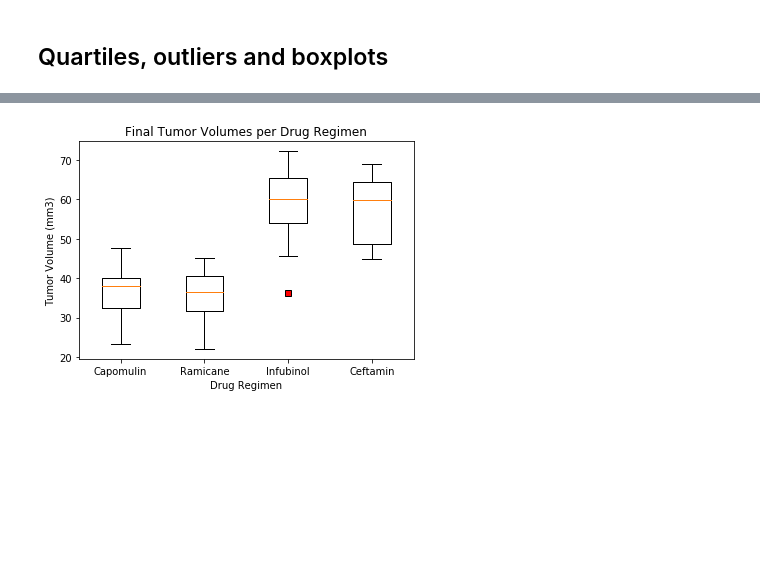
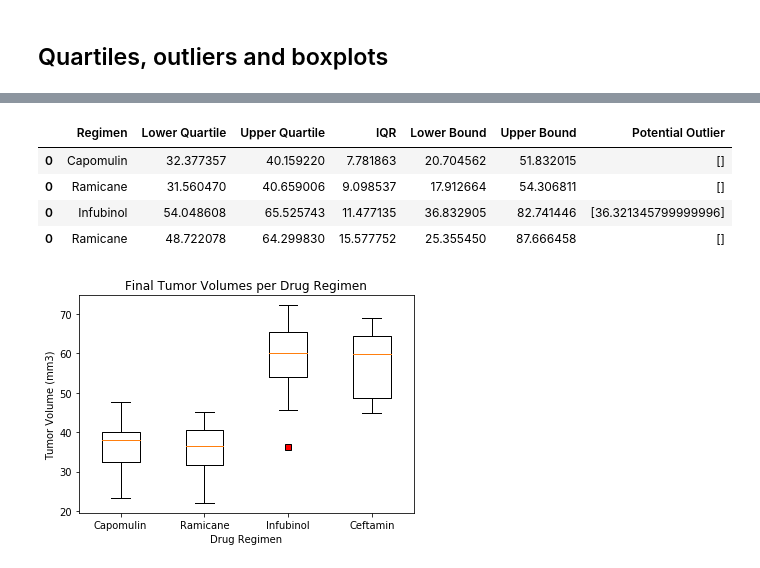
Before and after one commit to aaronrotman/matplotlib-challenge, a Jupyter notebook: main.ipynb, the cells around one changed output, grey strips where cells are left out. Saved outputs shown, nothing was run; the diff lists cells and outputs as text; code cells hidden in the pictures; blank space fills up the shorter version.

Commit message:
Replace printed outputs with dataframe for four treatment outliers and bounds

```diff
--- a/main.ipynb
+++ b/main.ipynb
@@ -275,3 +236,67 @@ ________________________________________________________________________________
+# %%
+#Create a summary data frame for the four treatments
+
+#Create a list of potential outliers for each of the four drug regimens
+capo_outliers = [value for value in capo_volume_final if value < capo_lower_bound or value > capo_upper_bound]
+rami_outliers = [value for value in rami_volume_final if value < rami_lower_bound or value > rami_upper_bound]
+infu_outliers = [value for value in infu_volume_final if value < infu_lower_bound or value > infu_upper_bound]
+ceft_outliers = [value for value in ceft_volume_final if value < ceft_lower_bound or value > ceft_upper_bound]
+
+#Create a summary data frame for the Capomulin regimen
+capo_summary = pd.DataFrame({
+    'Regimen': ['Capomulin'],
+    'Lower Quartile': capo_lowerq,
+    'Upper Quartile': capo_upperq,
+    'IQR': [capo_iqr],
+    'Lower Bound': [capo_lower_bound],
+    'Upper Bound': [capo_upper_bound],
+    'Potential Outlier': [capo_outliers]
+})
+
+#Create a summary data frame for the Ramicane regimen
+rami_summary = pd.DataFrame({
+    'Regimen': ['Ramicane'],
+    'Lower Quartile': rami_lowerq,
+    'Upper Quartile': rami_upperq,
+    'IQR': [rami_iqr],
+    'Lower Bound': [rami_lower_bound],
+    'Upper Bound': [rami_upper_bound],
+    'Potential Outlier': [rami_outliers]
+})
+
+#Create a summary data frame for the Infubinol regimen
+infu_summary = pd.DataFrame({
+    'Regimen': ['Infubinol'],
+    'Lower Quartile': infu_lowerq,
+    'Upper Quartile': infu_upperq,
+    'IQR': [infu_iqr],
+    'Lower Bound': [infu_lower_bound],
+    'Upper Bound': [infu_upper_bound],
+    'Potential Outlier': [infu_outliers]
+})
+
+#Create a summary data frame for the Ceftamin regimen
+ceft_summary = pd.DataFrame({
+    'Regimen': ['Ramicane'],
+    'Lower Quartile': ceft_lowerq,
+    'Upper Quartile': ceft_upperq,
+    'IQR': [ceft_iqr],
+    'Lower Bound': [ceft_lower_bound],
+    'Upper Bound': [ceft_upper_bound],
+    'Potential Outlier': [ceft_outliers]
+})
+
+#Combine the four treatment summaries into a single dataframe
+treatments_summary = pd.concat([capo_summary, rami_summary, infu_summary, ceft_summary])
+
+#Display the treatments summary dataframe
+treatments_summary
+# %% [output]
+|  | Regimen | Lower Quartile | Upper Quartile | IQR | Lower Bound | Upper Bound | Potential Outlier |
+| 0 | Capomulin | 32.377357 | 40.159220 | 7.781863 | 20.704562 | 51.832015 | [] |
+| 0 | Ramicane | 31.560470 | 40.659006 | 9.098537 | 17.912664 | 54.306811 | [] |
+| 0 | Infubinol | 54.048608 | 65.525743 | 11.477135 | 36.832905 | 82.741446 | [36.321345799999996] |
+| 0 | Ramicane | 48.722078 | 64.299830 | 15.577752 | 25.355450 | 87.666458 | [] |
 # %%
 # Generate a box plot of the final tumor volume of each mouse across four regimens of interest
 
```
Also changed, not shown: parts of 3 cells of this notebook.
